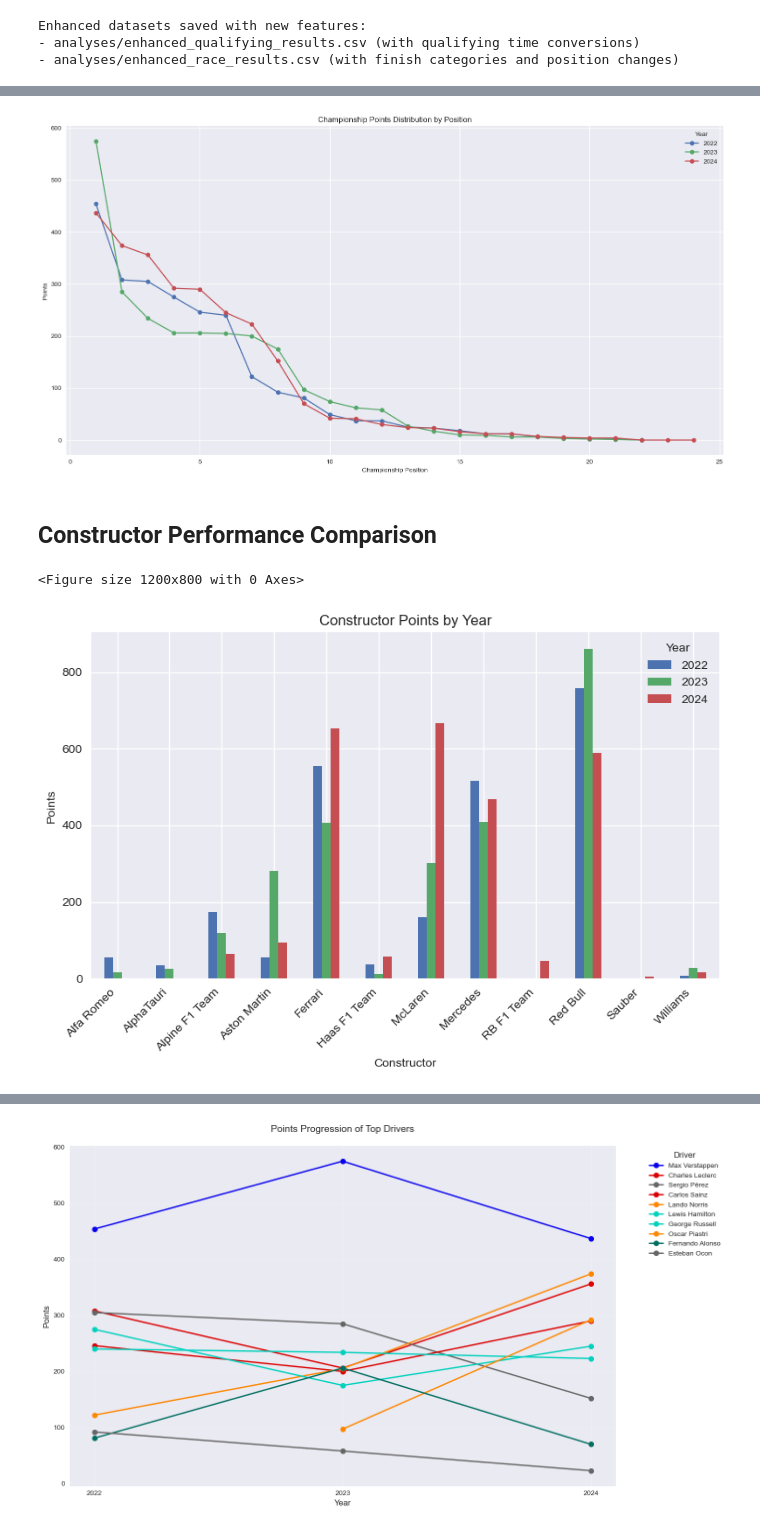
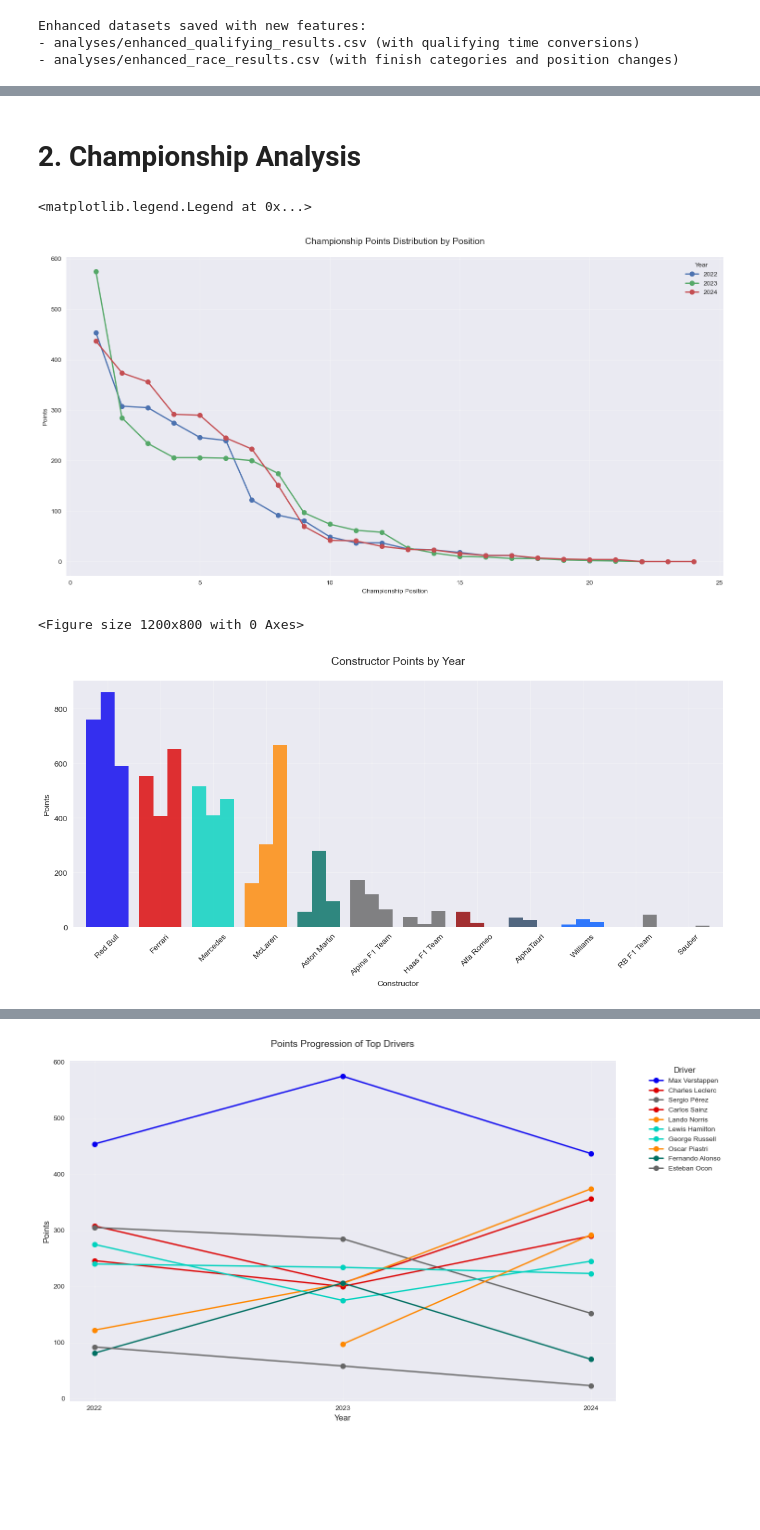
Before and after one commit to FarachaAz/DA-PROJECT, a Jupyter notebook: championships_analysis.ipynb, the cells around one changed output, grey strips where cells are left out. Cells and saved outputs as stored; diff of their text form; code cells hidden in the pictures; blank space fills up the shorter version.

```diff
--- a/championships_analysis.ipynb
+++ b/championships_analysis.ipynb
@@ -103,18 +94,0 @@ def get_driver_color(driver_name):
-# %%
-# Read standings data for each year
-driver_standings = {}
-constructor_standings = {}
-
-for year in [2022, 2023, 2024]:
-    driver_standings[year] = pd.read_csv(f"data_csv/driver_standings_{year}.csv")
-    constructor_standings[year] = pd.read_csv(f"data_csv/constructor_standings_{year}.csv")
-
-# Merge all standings data
-all_driver_standings = pd.concat(driver_standings.values(), ignore_index=True)
-all_constructor_standings = pd.concat(constructor_standings.values(), ignore_index=True)
-
-# Display sample of merged data
-print("Driver Standings Sample:")
-display(all_driver_standings.head())
-print("\nConstructor Standings Sample:")
-display(all_constructor_standings.head())
@@ -669,56 +556,58 @@ Analyzing points distribution and performance across seasons.
+# %% [markdown]
+# 2. Championship Analysis
 # %%
 plt.figure(figsize=(15, 8))
+
+# Plot points distribution for each year
 for year in [2022, 2023, 2024]:
-    year_data = driver_standings[year].sort_values('position')
-    plt.plot(year_data['position'], year_data['points'], marker='o', label=str(year))
+    year_data = all_driver_standings[all_driver_standings['year'] == year].sort_values('position')
+    plt.plot(year_data['position'], year_data['points'],
+             marker='o', label=str(year), linewidth=2, markersize=8)
 
-plt.title('Championship Points Distribution by Position')
-plt.xlabel('Championship Position')
-plt.ylabel('Points')
+format_plot(
+    title='Championship Points Distribution by Position',
+    xlabel='Championship Position',
+    ylabel='Points'
+)
 plt.legend(title='Year')
-plt.grid(True)
-plt.tight_layout()
 # %% [output]
+<matplotlib.legend.Legend at 0x...>
-[figure, old version]
+[figure, new version]
-# %% [markdown]
-## Constructor Performance Comparison
 # %%
 # Create pivot table for constructor points
 constructor_yearly_points = pd.pivot_table(
     all_constructor_standings,
     values='points',
     index='constructorName',
     columns='year'
 ).fillna(0)
 
 # Sort constructors by total points
 constructor_yearly_points['total'] = constructor_yearly_points.sum(axis=1)
 constructor_yearly_points = constructor_yearly_points.sort_values('total', ascending=False)
 constructor_yearly_points = constructor_yearly_points.drop('total', axis=1)
 
-# Plot constructor comparison using team colors
+# Plot constructor comparison
 plt.figure(figsize=(12, 8))
-
-# Create the bar plot
 ax = constructor_yearly_points.plot(kind='bar', width=0.8)
 
 # Apply team colors to bars
 for i, constructor in enumerate(constructor_yearly_points.index):
-    color = f1_team_colors.get(constructor, '#666666')  # Use gray as fallback color
-    # For each year's set of bars
+    color = f1_team_colors.get(constructor, '#666666')
     for j in range(len(constructor_yearly_points.columns)):
         bar_idx = i + j * len(constructor_yearly_points)
         if bar_idx < len(ax.patches):
             ax.patches[bar_idx].set_facecolor(color)
-            ax.patches[bar_idx].set_alpha(0.8)  # Add some transparency
+            ax.patches[bar_idx].set_alpha(0.8)
 
-plt.title('Constructor Points by Year', fontsize=14, pad=20)
-plt.xlabel('Constructor', fontsize=12)
-plt.ylabel('Points', fontsize=12)
-plt.legend(title='Year', title_fontsize=12)
-plt.xticks(rotation=45, ha='right')
-plt.grid(True, alpha=0.3)
-plt.tight_layout()
+format_plot(
+    title='Constructor Points by Year',
+    xlabel='Constructor',
+    ylabel='Points',
+    rotation=45
+)
+# Remove legend as years are obvious from the grouped bars
+ax.get_legend().remove()
 # %% [output]
 <Figure size 1200x800 with 0 Axes>
-[figure, old version]
+[figure, new version]
```
Also changed, not shown: parts of 439 cells of this notebook, 2 other files.
